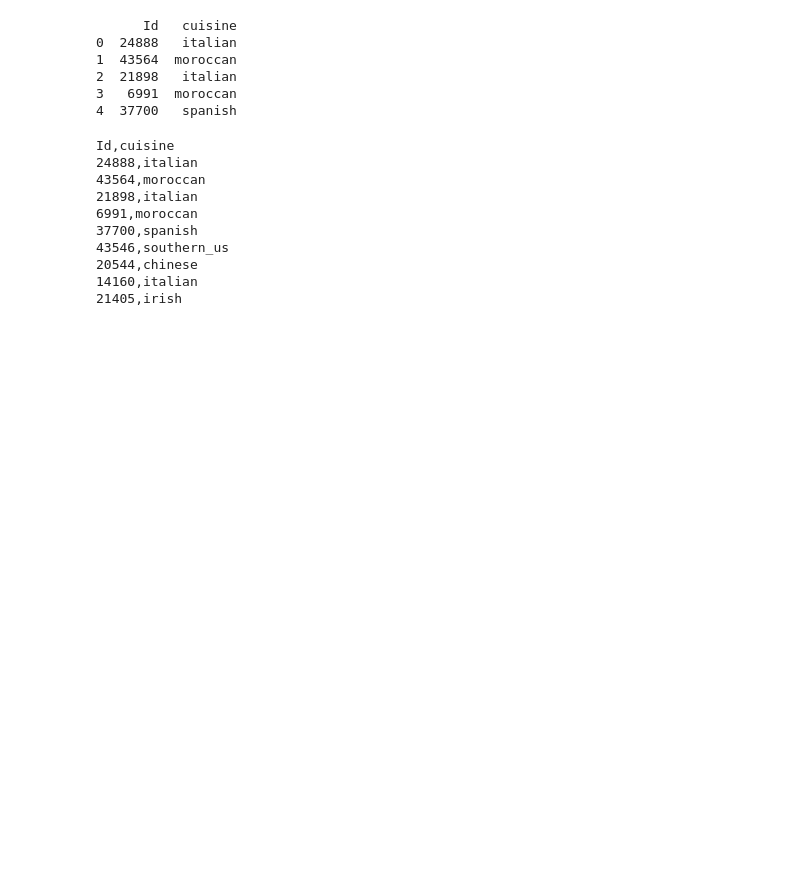
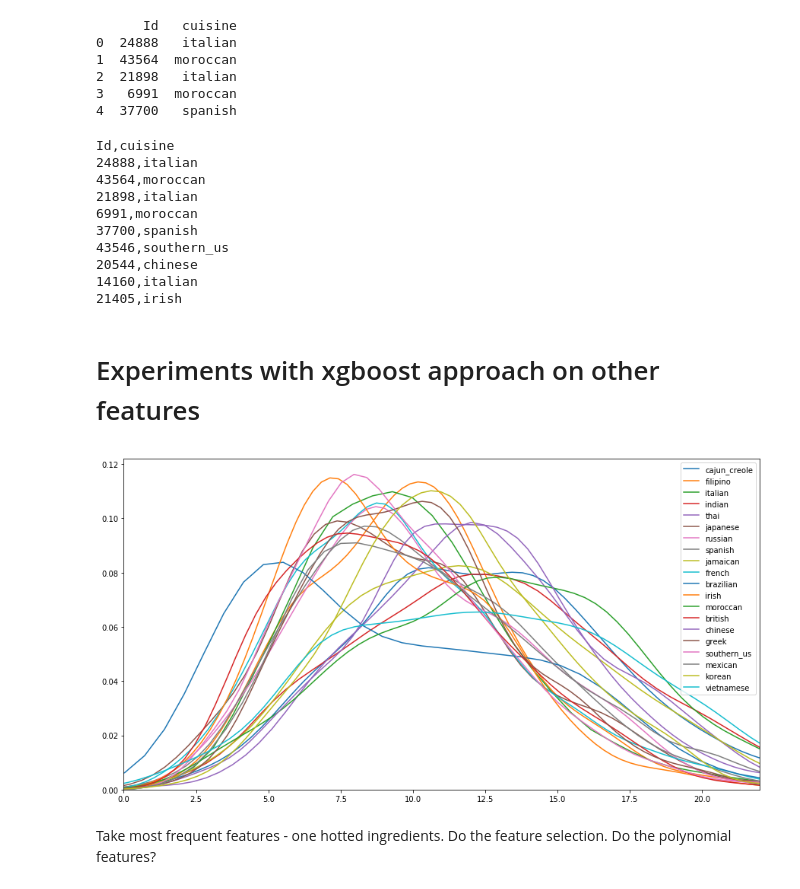
Before and after one commit to kmichael08/kaggle-cuisine-categorization, a Jupyter notebook: cuisine_classification.ipynb, the cells around one changed output. Cells and saved outputs as stored; diff of their text form; code cells hidden in the pictures; blank space fills up the shorter version.

```diff
--- a/cuisine_classification.ipynb
+++ b/cuisine_classification.ipynb
@@ -136,7 +147,13 @@ classifier = LinearSVC()
 # %%
 from sklearn.model_selection import GridSearchCV
-params = {'class_weight': ['balanced', None], 'C': [1, 2], 'fit_intercept': [False, True]}
-grid_search = GridSearchCV(estimator=classifier, param_grid=params, cv=8, verbose=5, n_jobs=7)
+params = {#'classifier__class_weight': ['balanced', None],
+          #'classifier__C': [1, 2],
+          #'classifier__fit_intercept': [True],
+          #'vectorizer__use_idf': [False, True],
+          #'vectorizer__ngram_range': [(1, 1), (1, 2)],
+          #'vectorizer__stop_words': ['english', None]
+}
+grid_search = GridSearchCV(estimator=svc_pipeline, param_grid=params, cv=8, verbose=5, n_jobs=7)
 # %%
-grid_search.fit(X_train, y_train)
+grid_search.fit(trainset, y_train)
 # %% [output]
@@ -186,0 +195,3 @@ print(grid_search.best_params_)
+# %%
+svc_pipeline.fit(trainset, y_train)
+y_pred = svc_pipeline.predict(trainset)
@@ -218,3 +248,22 @@ Id,cuisine
 20544,chinese
 14160,italian
 21405,irish
+# %% [markdown]
+# Experiments with xgboost approach on other features
+# %%
+cuisines = set(meal['cuisine'] for meal in trainset)
+ingredients_counts = {cuisine : [] for cuisine in cuisines}
+for meal in trainset:
+    ingredients_counts[meal['cuisine']].append(len(meal['ingredients']))
+# %%
+plt.figure(figsize=(15, 8))
+plt.xlim(xmax=22)
+for label, distr in ingredients_counts.items():
+    sns.kdeplot(distr, label=label)
+plt.show()
+# %% [output]
+[figure, added]
+# %% [markdown]
+Take most frequent features - one hotted ingredients.
+Do the feature selection.
+Do the polynomial features?
```
Also changed, not shown: parts of 27 cells of this notebook, 1 other file.
